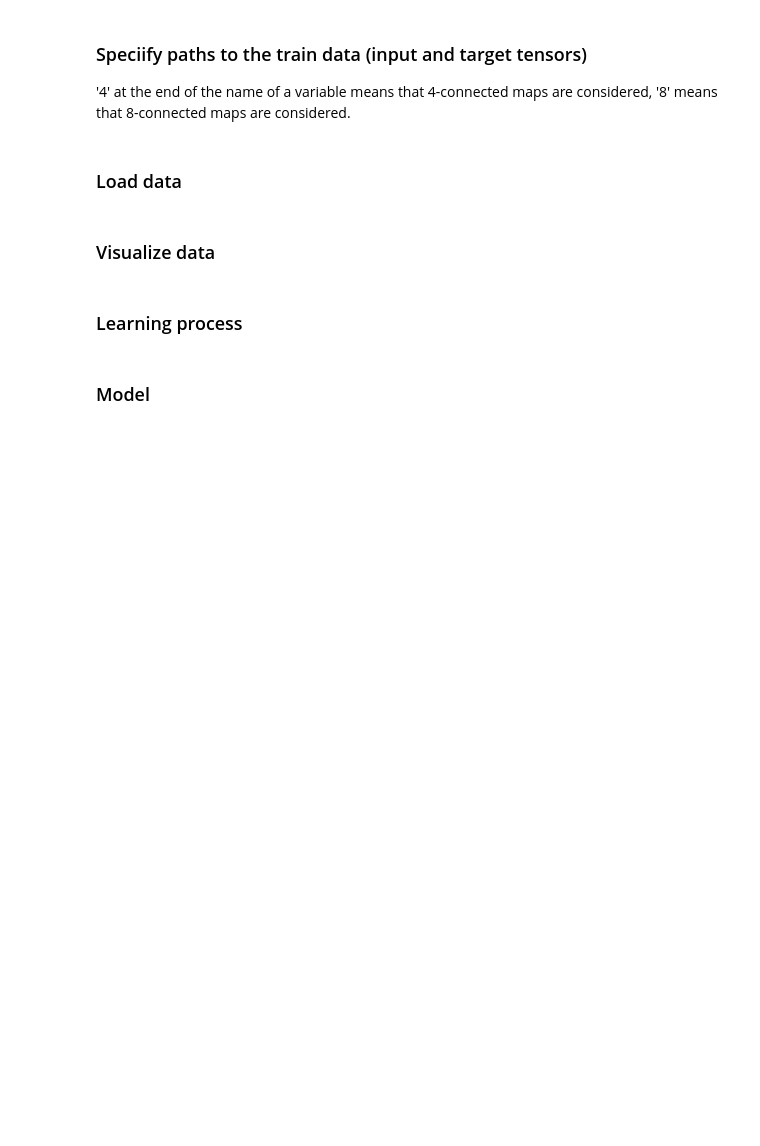
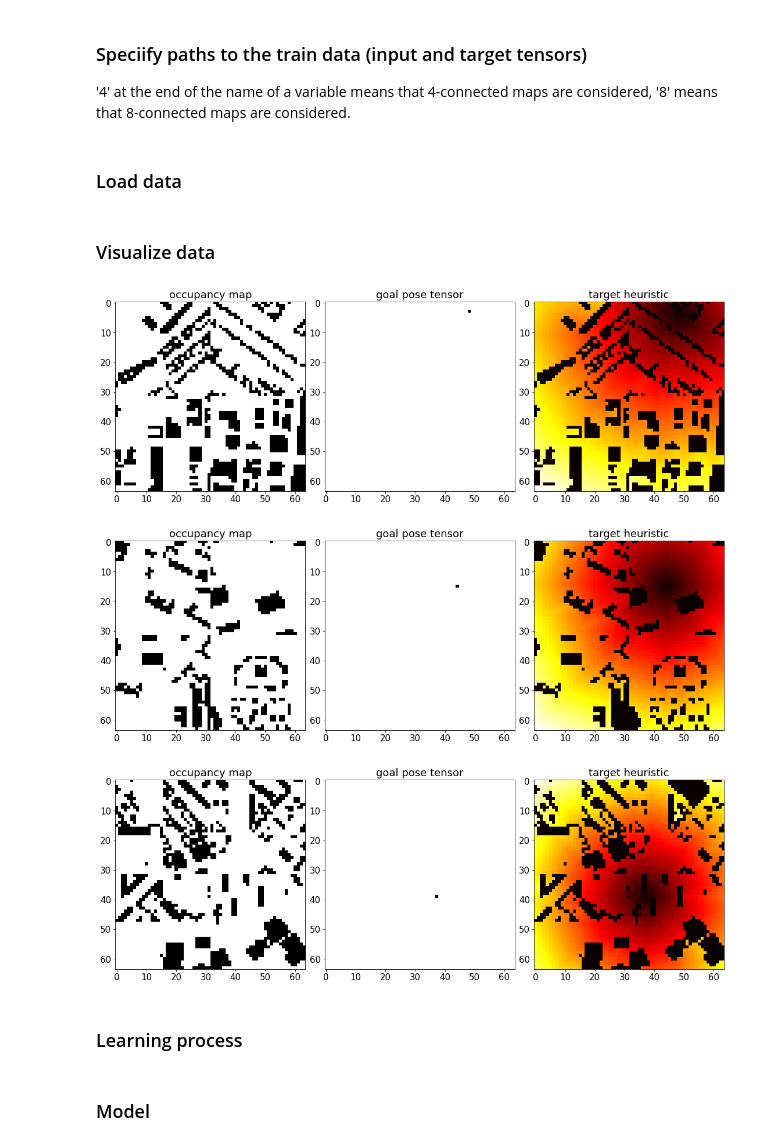
Before and after one commit to ivanoleinik/learning-heuristics, a Jupyter notebook: learning heuristics.ipynb, the cells around one changed output. Cells and saved outputs as stored; diff of their text form; code cells hidden in the pictures; blank space fills up the shorter version.

```diff
--- a/learning heuristics.ipynb
+++ b/learning heuristics.ipynb
@@ -36,15 +39,15 @@ fixSeeds(SEED)
 
 '4' at the end of the name of a variable means that 4-connected maps are considered, '8' means that 8-connected maps are considered.
 # %%
-TRAIN = 'data/train data/inputs'
-TARGET4 = 'data/train data/target4'
-TARGET8 = 'data/train data/target8'
+TRAIN = 'train_data/inputs'
+TARGET4 = 'train_data/target4'
+TARGET8 = 'train_data/target8'
 # %% [markdown]
 ### Load data
 # %%
 def load(path):
     return torch.stack([torch.load(os.path.join(path, f))
-                        for f in tqdm([files[:100] for _, _, files in os.walk(path)][0])])
+                        for f in tqdm([files for _, _, files in os.walk(path)][0])])
 
 X = load(TRAIN).to(torch.float32)
 y4 = load(TARGET4).reshape((-1, 1, SIZE, SIZE)).to(torch.float32)
@@ -109,13 +96,17 @@ test_loader8 = torch.utils.data.DataLoader(test_data8, batch_size=1)
 # %%
 plt.rcParams.update({'font.size': 15})
 
-for i, (X, y) in enumerate(train_loader8):
+for i, (X_, y_) in enumerate(train_loader8):
     if i > 2:
         break
     fig, (ax1, ax2, ax3) = plt.subplots(1, 3, constrained_layout=True, figsize=(15, 15))
     ax1.set_title('occupancy map')
-    ax1.imshow(X[0, 0], cmap='gist_yarg')
+    ax1.imshow(X_[0, 0], cmap='gist_yarg')
     ax2.set_title('goal pose tensor')
-    ax2.imshow(X[0, 1], cmap='gist_yarg')
+    ax2.imshow(X_[0, 1], cmap='gist_yarg')
     ax3.set_title('target heuristic')
-    ax3.imshow(y[0, 0], cmap='hot')
+    ax3.imshow(y_[0, 0], cmap='hot')
+# %% [output]
+[figure, added]
+[figure, added]
+[figure, added]
```
Also changed, not shown: parts of 24 cells of this notebook.
